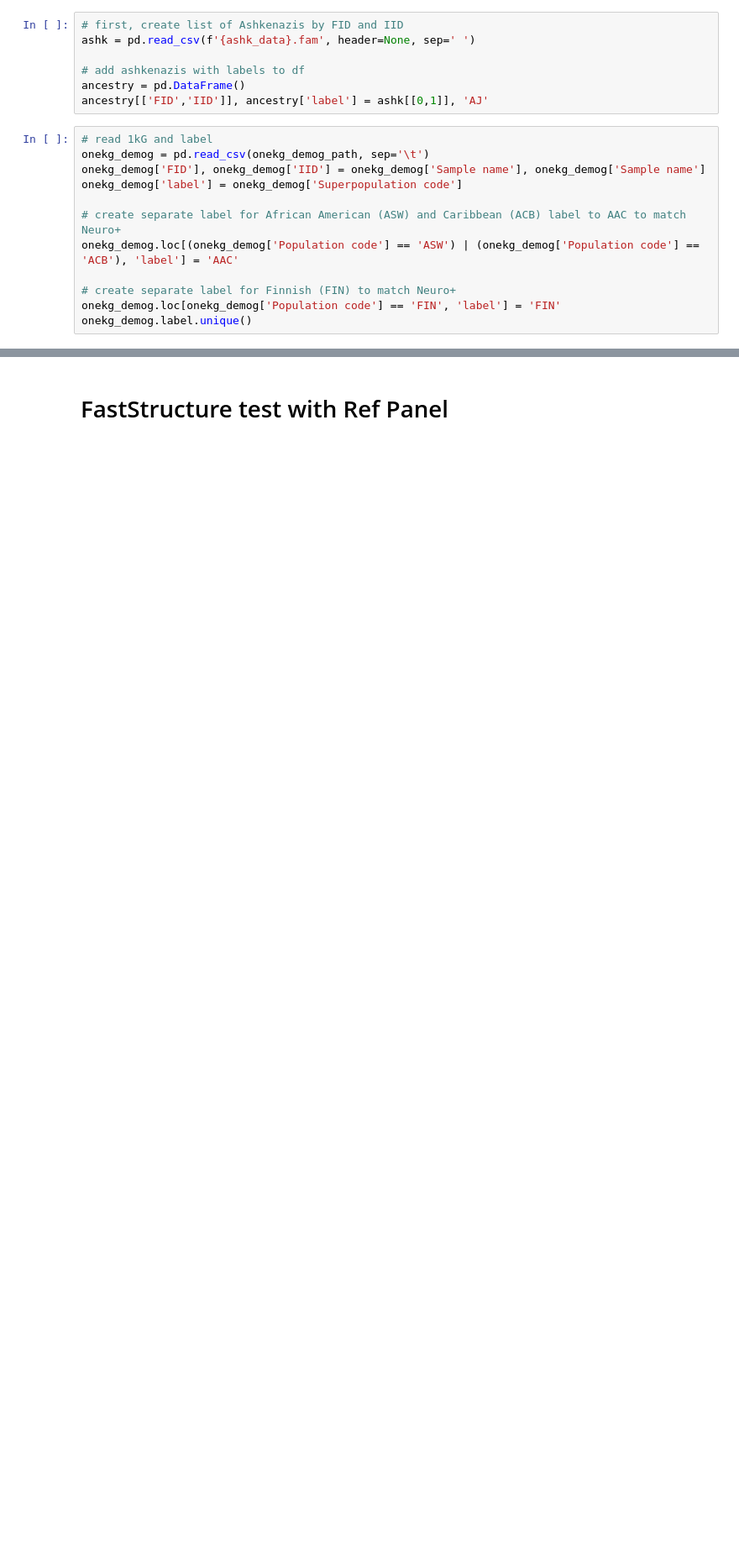
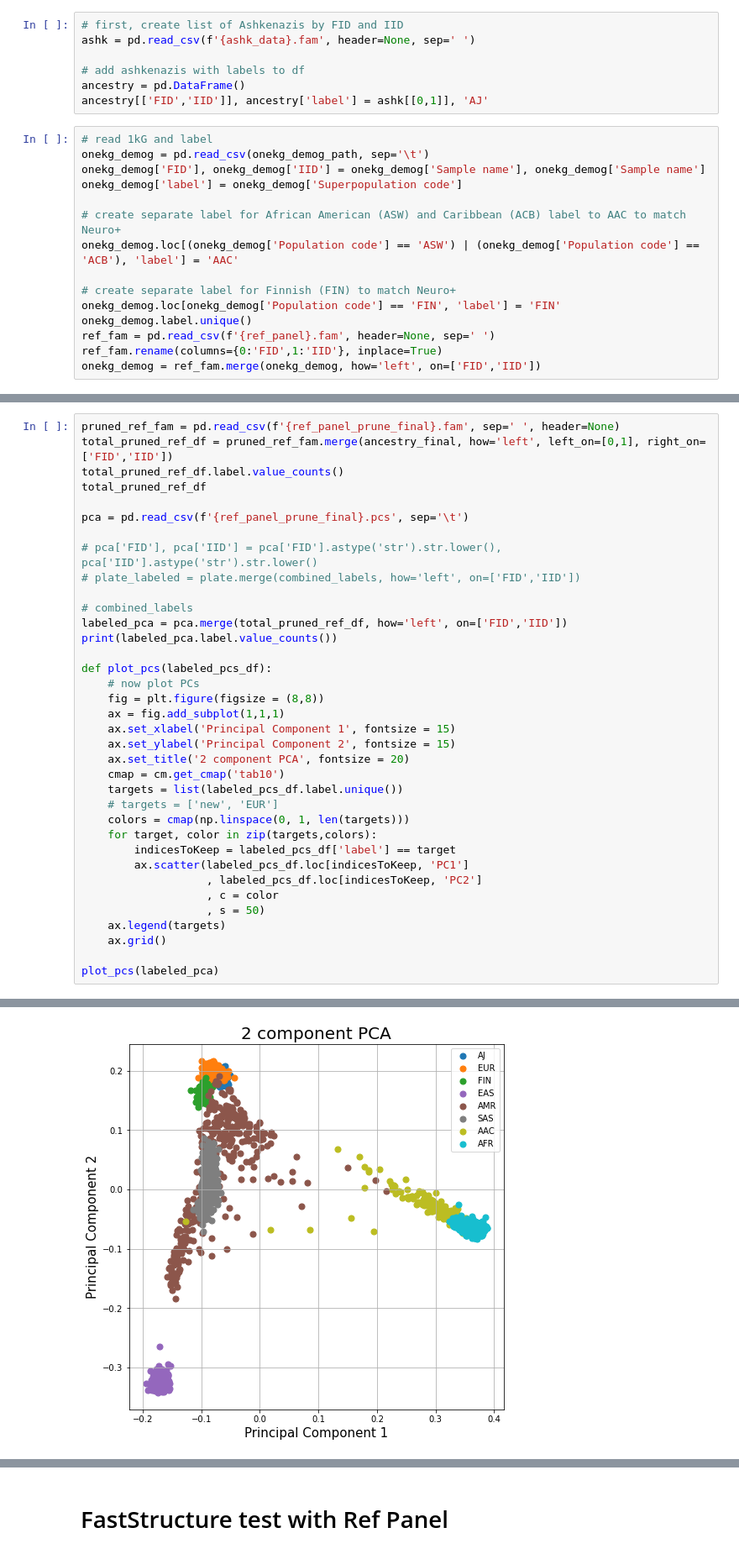
Before and after one commit to dvitale199/gp2_ref_panel_processing, a Jupyter notebook: ref_panel_processing.ipynb, the cells around one changed output, grey strips where cells are left out. Shown at 84% size. Drawn from its saved outputs; the diff is of its cells as text; blank space fills up the shorter version.

```diff
--- a/ref_panel_processing.ipynb
+++ b/ref_panel_processing.ipynb
@@ -40,4 +40,7 @@ onekg_demog.loc[(onekg_demog['Population code'] == 'ASW') | (onekg_demog['Popula
 # create separate label for Finnish (FIN) to match Neuro+
 onekg_demog.loc[onekg_demog['Population code'] == 'FIN', 'label'] = 'FIN'
 onekg_demog.label.unique()
+ref_fam = pd.read_csv(f'{ref_panel}.fam', header=None, sep=' ')
+ref_fam.rename(columns={0:'FID',1:'IID'}, inplace=True)
+onekg_demog = ref_fam.merge(onekg_demog, how='left', on=['FID','IID'])
 # %%
@@ -106,0 +201,37 @@ cmds = [plink_cmd1, plink_cmd2, plink_cmd3]
+# %%
+pruned_ref_fam = pd.read_csv(f'{ref_panel_prune_final}.fam', sep=' ', header=None)
+total_pruned_ref_df = pruned_ref_fam.merge(ancestry_final, how='left', left_on=[0,1], right_on=['FID','IID'])
+total_pruned_ref_df.label.value_counts()
+total_pruned_ref_df
+
+pca = pd.read_csv(f'{ref_panel_prune_final}.pcs', sep='\t')
+
+# pca['FID'], pca['IID'] = pca['FID'].astype('str').str.lower(), pca['IID'].astype('str').str.lower()
+# plate_labeled = plate.merge(combined_labels, how='left', on=['FID','IID'])
+
+# combined_labels
+labeled_pca = pca.merge(total_pruned_ref_df, how='left', on=['FID','IID'])
+print(labeled_pca.label.value_counts())
+
+def plot_pcs(labeled_pcs_df):
+    # now plot PCs
+    fig = plt.figure(figsize = (8,8))
+    ax = fig.add_subplot(1,1,1)
+    ax.set_xlabel('Principal Component 1', fontsize = 15)
+    ax.set_ylabel('Principal Component 2', fontsize = 15)
+    ax.set_title('2 component PCA', fontsize = 20)
+    cmap = cm.get_cmap('tab10')
+    targets = list(labeled_pcs_df.label.unique())
+    # targets = ['new', 'EUR']
+    colors = cmap(np.linspace(0, 1, len(targets)))
+    for target, color in zip(targets,colors):
+        indicesToKeep = labeled_pcs_df['label'] == target
+        ax.scatter(labeled_pcs_df.loc[indicesToKeep, 'PC1']
+                   , labeled_pcs_df.loc[indicesToKeep, 'PC2']
+                   , c = color
+                   , s = 50)
+    ax.legend(targets)
+    ax.grid()
+
+plot_pcs(labeled_pca)
+# %% [output]
@@ -106,0 +255 @@ cmds = [plink_cmd1, plink_cmd2, plink_cmd3]
+[figure, added]
```
Also changed, not shown: parts of 42 cells of this notebook.
